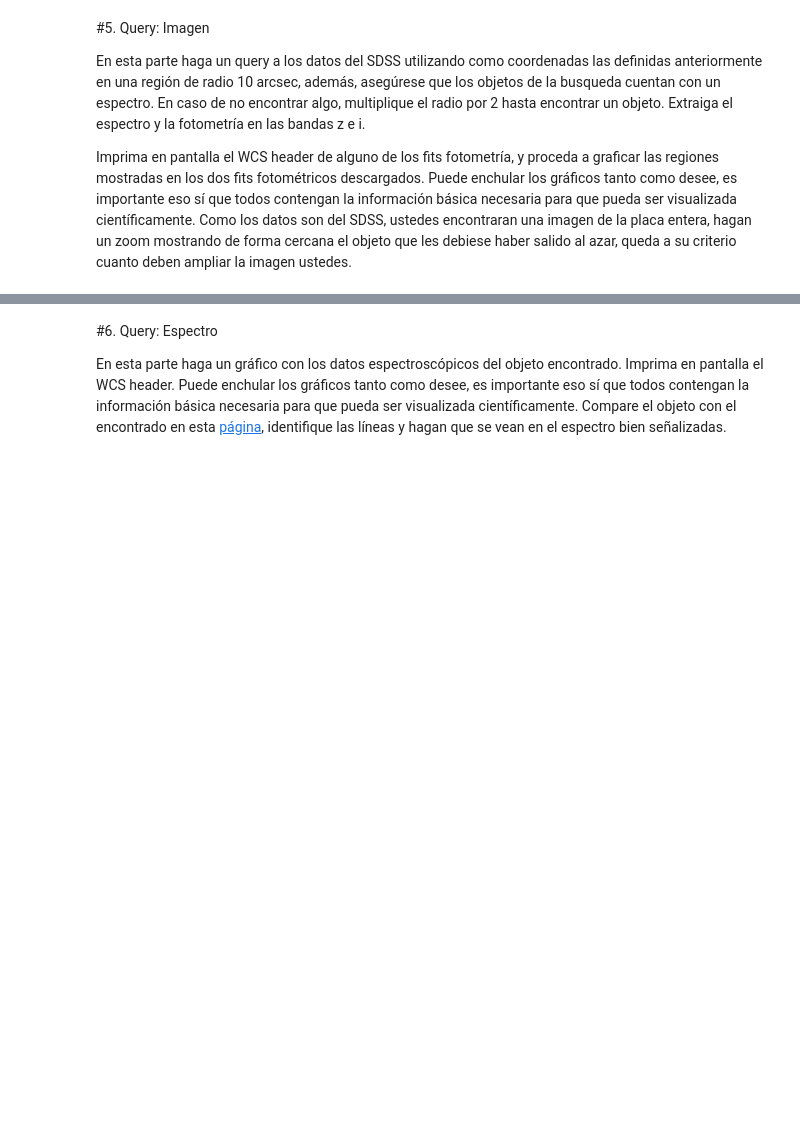
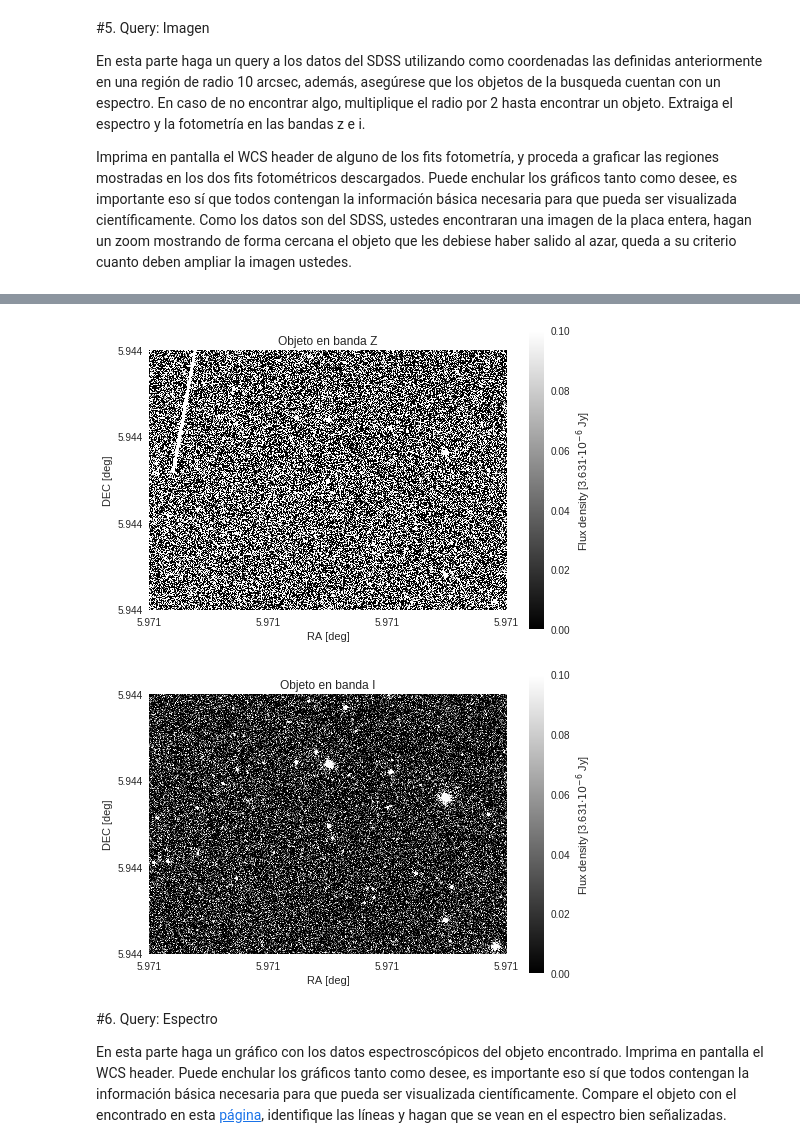
Before and after one commit to SimonSanfeliu/minitarea4, a Jupyter notebook: minitarea4.ipynb, the cells around one changed output, grey strips where cells are left out. Saved outputs shown, nothing was run; the diff lists cells and outputs as text; code cells hidden in the pictures; blank space fills up the shorter version.

```diff
--- a/minitarea4.ipynb
+++ b/minitarea4.ipynb
@@ -198,0 +165,47 @@ Downloading http://data.sdss3.org/sas/dr12/boss/photoObj/frames/301/7727/6/frame
+# %%
+!pip install astroquery
+from astroquery.sdss import SDSS
+pos = c
+xid = SDSS.query_region(pos, radius = 160*u.arcsec, spectro=True)
+
+sp = SDSS.get_spectra(matches=xid)
+imz = SDSS.get_images(matches=xid, band='z')
+imi = SDSS.get_images(matches=xid, band='i')
+
+header = imz[0][0].header
+wcs = WCS(header)
+print wcs
+
+delt1 = np.arange(0,header['NAXIS1']) - (header['CRPIX1']-1)
+step1 = delt1*header['CD1_1']
+ra = step1 + header['CRVAL1']
+
+delt2 = np.arange(0,header['NAXIS2']) - (header['CRPIX2']-1)
+step2 = delt2*header['CD2_2']
+dec = step2 + header['CRVAL2']
+
+dataz = imz[0][0].data
+datai = imi[0][0].data
+
+plt.imshow(dataz,cmap='gray',origin='lower',vmin=0,vmax=0.1)
+plt.xticks((0,len(ra)/3,2*len(ra)/3,len(ra)),(round(ra[0],3),round(ra[len(ra)/3],3),round(ra[2*len(ra)/3],3),round(ra[-1],3)))
+plt.yticks((0,len(dec)/3,2*len(dec)/3,len(dec)),(round(dec[0],3),round(dec[len(dec)/3],3),round(dec[2*len(dec)/3],3),round(dec[-1],3)))
+plt.xlabel('RA [deg]')
+plt.ylabel('DEC [deg]')
+plt.title('Objeto en banda Z')
+plt.grid(b=None)
+cb = plt.colorbar()
+cb.set_label('Flux density [3.631$ \cdot 10^{-6}$ Jy]')
+plt.show()
+
+plt.imshow(datai,cmap='gray',origin='lower',vmin=0,vmax=0.1)
+plt.xticks((0,len(ra)/3,2*len(ra)/3,len(ra)),(round(ra[0],3),round(ra[len(ra)/3],3),round(ra[2*len(ra)/3],3),round(ra[-1],3)))
+plt.yticks((0,len(dec)/3,2*len(dec)/3,len(dec)),(round(dec[0],3),round(dec[len(dec)/3],3),round(dec[2*len(dec)/3],3),round(dec[-1],3)))
+plt.xlabel('RA [deg]')
+plt.ylabel('DEC [deg]')
+plt.title('Objeto en banda I')
+plt.grid(b=None)
+cb = plt.colorbar()
+cb.set_label('Flux density [3.631$ \cdot 10^{-6}$ Jy]')
+plt.show()
+# %% [output]
@@ -199,3 +229,5 @@ Downloading http://data.sdss3.org/sas/dr12/boss/photoObj/frames/301/7727/6/frame
+[figure, added]
+[figure, added]
 # %% [markdown]
 #6. Query: Espectro
 
```
Also changed, not shown: parts of 2 cells of this notebook.
